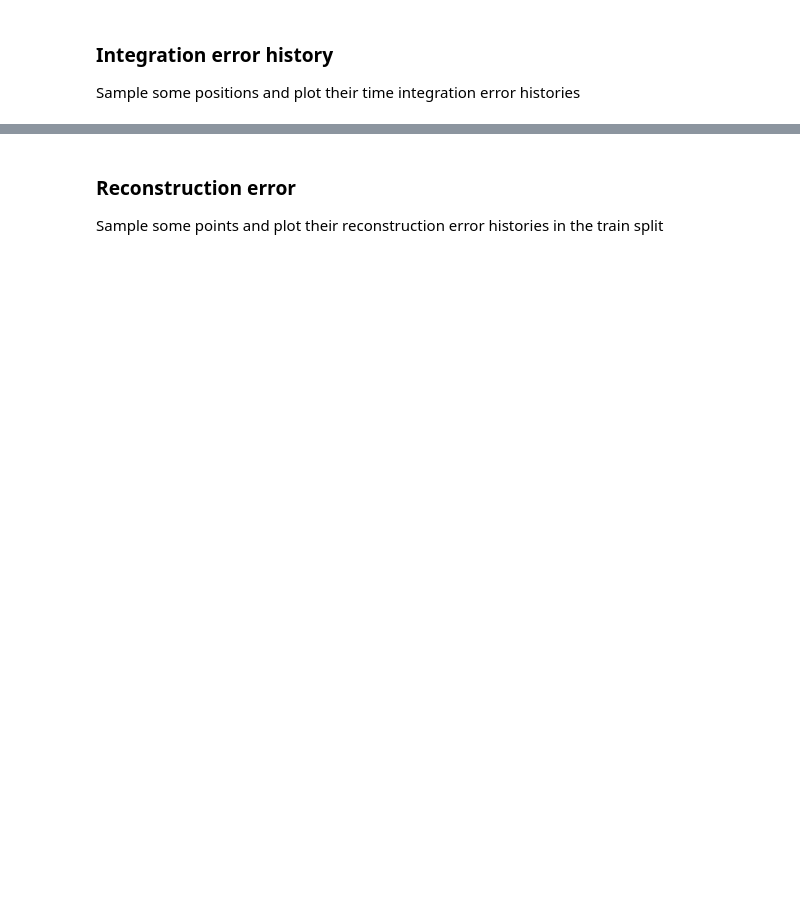
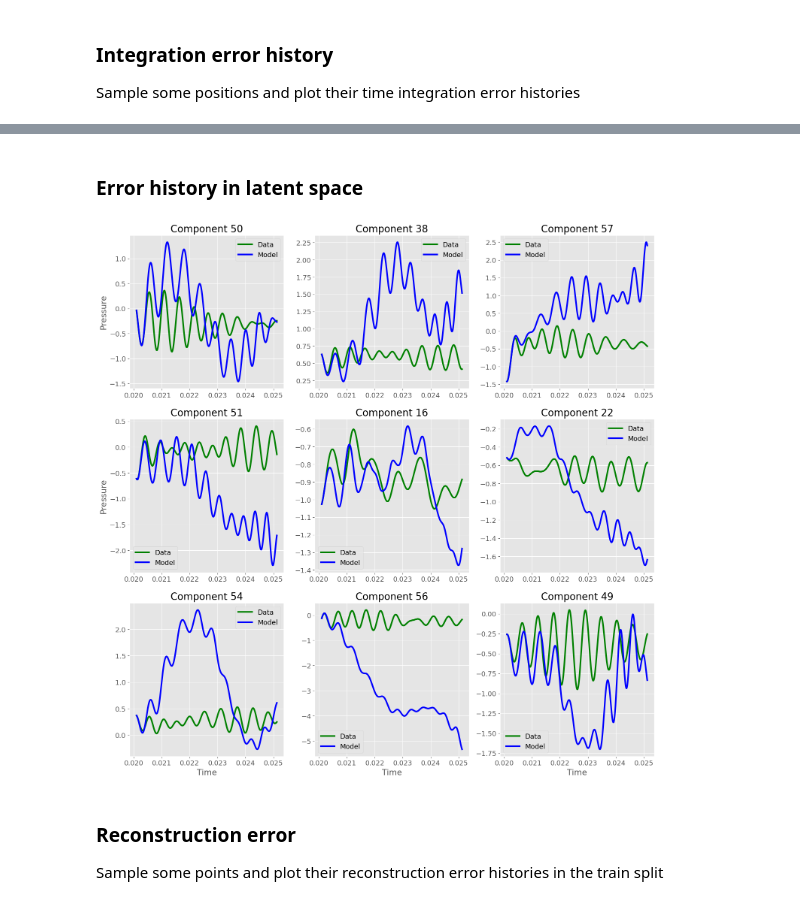
Before and after one commit to LucasMSpereira/acousticPINNs, a Jupyter notebook: python/OpInf.ipynb, the cells around one changed output, grey strips where cells are left out. Drawn from its saved outputs; the diff is of its cells as text; code cells hidden in the pictures; blank space fills up the shorter version.

```diff
--- a/python/OpInf.ipynb
+++ b/python/OpInf.ipynb
@@ -65,7 +62,7 @@ for var in [opInfData, nodeCoord, nodeConn]:
 Dimension reduction using Proper Orthogonal Decomposition
 # %%
 # Instantiating a Pipeline to prepare data
-rom_config = {'n_components': 10} # new number of dimensions
+rom_config = {'n_components': 60}
 pipeline = Pipeline(
   stages = [('data_preparer', Reshaper()),
   ('rom', POD(config = rom_config))]
@@ -364,3 +279,27 @@ for (plotID, (axis, point)) in enumerate(zip(ax.flatten(), points)):
+# %% [markdown]
+### Error history in latent space
+# %%
+plt.rcParams['font.size'] = 13
+# choose random components in latent space
+component = random.sample(range(testIntegration.shape[1]), k = 9)
+# create figure. 'ax' is (3, 3) array of Axes
+fig, ax = plt.subplots(3, 3, figsize = (18, 18))
+# iterate in subplots
+for (plotID, (axis, point)) in enumerate(zip(ax.flatten(), component)):
+  axis.plot(timeTest, projectedData[-timeTest.shape[0]:, point],
+    label = "Data", color = 'green', linewidth = 3
+  )
+  axis.plot(timeTest, testIntegration[-timeTest.shape[0]:, point],
+    label = "Model", color = 'blue', linewidth = 3
+  )
+  axis.set_title(f"Component {point}")
+  axis.legend()
+  if plotID in [6, 7, 8]:
+    axis.set_xlabel("Time")
+  elif plotID in [0, 3, 6]:
+    axis.set_ylabel("Pressure")
+# %% [output]
+[figure, added]
 # %% [markdown]
 ### Reconstruction error
 Sample some points and plot their reconstruction error histories in the train split
```
Also changed, not shown: parts of 13 cells of this notebook.
